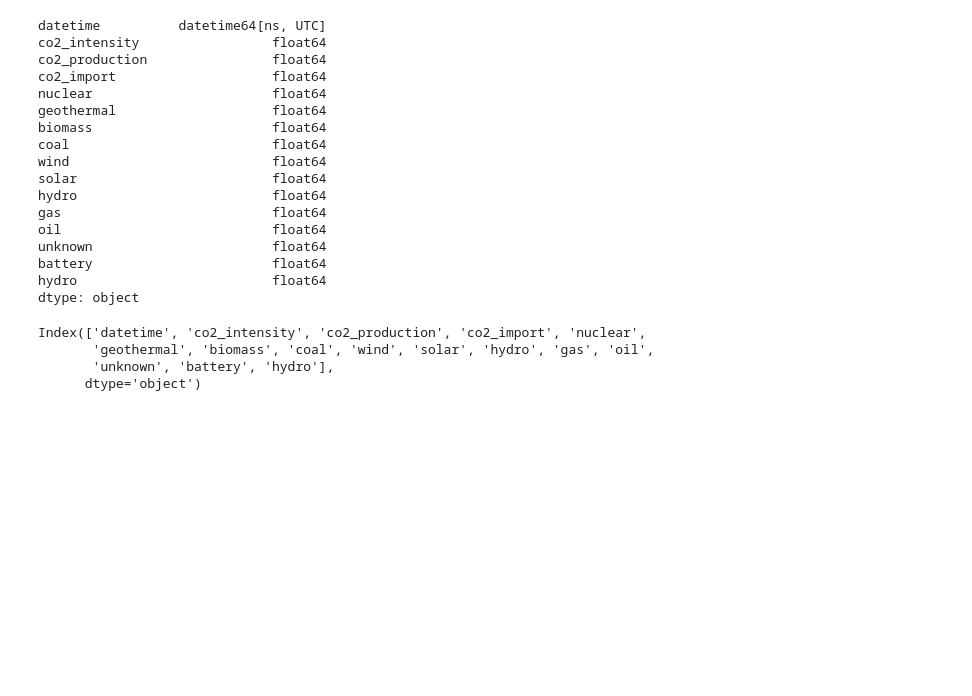
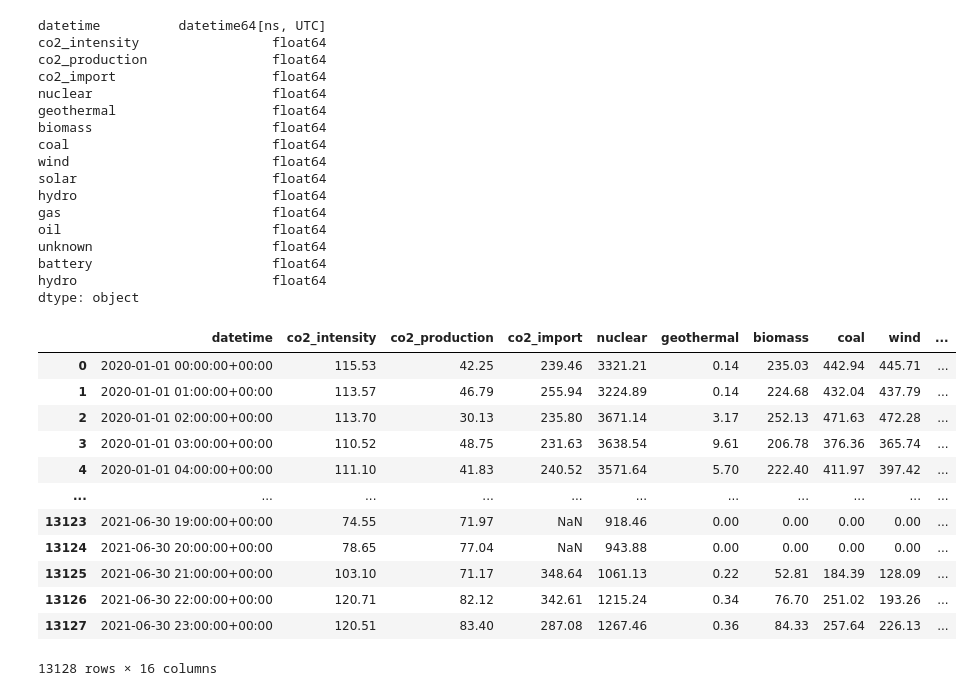
Before and after one commit to invveritas/green_charging_emobility, a Jupyter notebook: Notebooks/Merge meter with CO2 data.ipynb, the cells around one changed output. Drawn from its saved outputs; the diff is of its cells as text; code cells hidden in the pictures; blank space fills up the shorter version.

```diff
--- a/Notebooks/Merge meter with CO2 data.ipynb
+++ b/Notebooks/Merge meter with CO2 data.ipynb
@@ -170,9 +154,18 @@ battery                       float64
 hydro                         float64
 dtype: object
 # %%
-co2.columns
+co2
 # %% [output]
+|  | datetime | co2_intensity | co2_production | co2_import | nuclear | geothermal | biomass | coal | wind | ... |
+| 0 | 2020-01-01 00:00:00+00:00 | 115.53 | 42.25 | 239.46 | 3321.21 | 0.14 | 235.03 | 442.94 | 445.71 | ... |
+| 1 | 2020-01-01 01:00:00+00:00 | 113.57 | 46.79 | 255.94 | 3224.89 | 0.14 | 224.68 | 432.04 | 437.79 | ... |
+| 2 | 2020-01-01 02:00:00+00:00 | 113.70 | 30.13 | 235.80 | 3671.14 | 3.17 | 252.13 | 471.63 | 472.28 | ... |
+| 3 | 2020-01-01 03:00:00+00:00 | 110.52 | 48.75 | 231.63 | 3638.54 | 9.61 | 206.78 | 376.36 | 365.74 | ... |
+| 4 | 2020-01-01 04:00:00+00:00 | 111.10 | 41.83 | 240.52 | 3571.64 | 5.70 | 222.40 | 411.97 | 397.42 | ... |
+| ... | ... | ... | ... | ... | ... | ... | ... | ... | ... | ... |
+| 13123 | 2021-06-30 19:00:00+00:00 | 74.55 | 71.97 | NaN | 918.46 | 0.00 | 0.00 | 0.00 | 0.00 | ... |
+| 13124 | 2021-06-30 20:00:00+00:00 | 78.65 | 77.04 | NaN | 943.88 | 0.00 | 0.00 | 0.00 | 0.00 | ... |
+| 13125 | 2021-06-30 21:00:00+00:00 | 103.10 | 71.17 | 348.64 | 1061.13 | 0.22 | 52.81 | 184.39 | 128.09 | ... |
+| 13126 | 2021-06-30 22:00:00+00:00 | 120.71 | 82.12 | 342.61 | 1215.24 | 0.34 | 76.70 | 251.02 | 193.26 | ... |
+| 13127 | 2021-06-30 23:00:00+00:00 | 120.51 | 83.40 | 287.08 | 1267.46 | 0.36 | 84.33 | 257.64 | 226.13 | ... |
-Index(['datetime', 'co2_intensity', 'co2_production', 'co2_import', 'nuclear',
-       'geothermal', 'biomass', 'coal', 'wind', 'solar', 'hydro', 'gas', 'oil',
-       'unknown', 'battery', 'hydro'],
-      dtype='object')
+13128 rows × 16 columns
```
Also changed, not shown: parts of 5 cells of this notebook.
